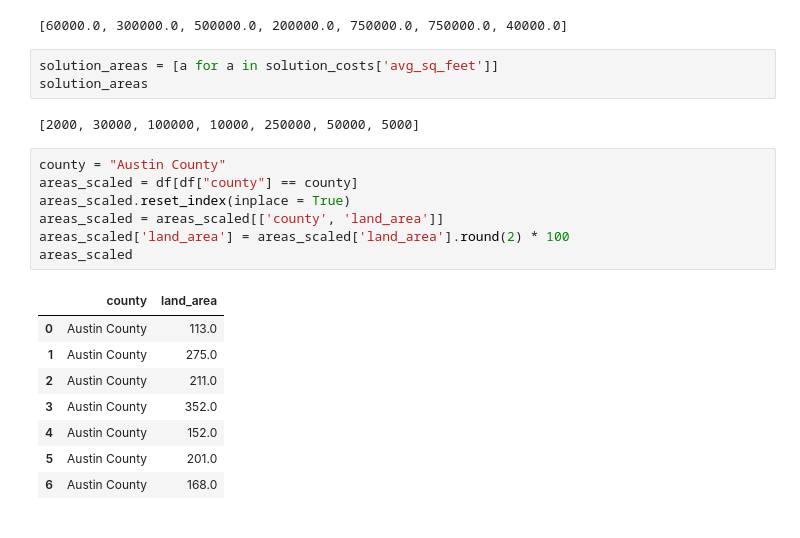
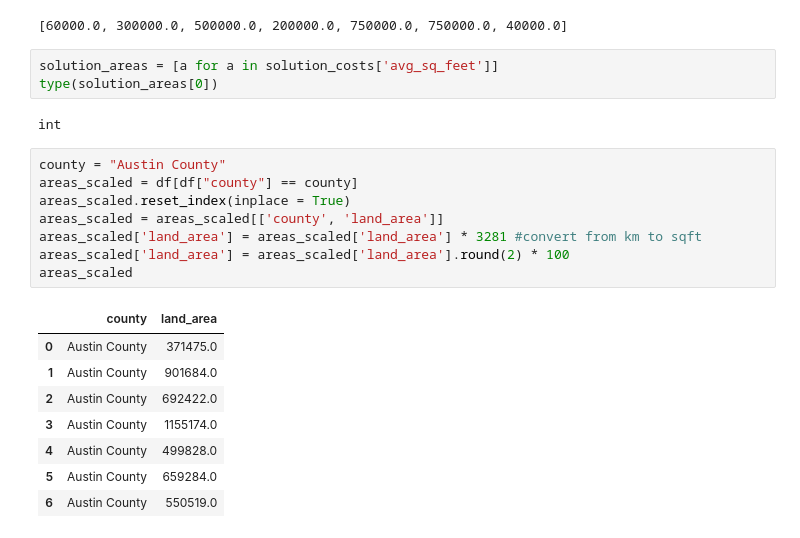
Before and after one commit to mihikag-tech/UTD-Deep-Dive-AI-Project, a Jupyter notebook: FinalOptimizer.ipynb, the cells around one changed output. Drawn from its saved outputs; the diff is of its cells as text.

```diff
--- a/FinalOptimizer.ipynb
+++ b/FinalOptimizer.ipynb
@@ -181,25 +181,26 @@ costs
 [60000.0, 300000.0, 500000.0, 200000.0, 750000.0, 750000.0, 40000.0]
 # %%
 solution_areas = [a for a in solution_costs['avg_sq_feet']]
-solution_areas
+type(solution_areas[0])
 # %% [output]
-[2000, 30000, 100000, 10000, 250000, 50000, 5000]
+int
 # %%
 county = "Austin County"
 areas_scaled = df[df["county"] == county]
 areas_scaled.reset_index(inplace = True)
 areas_scaled = areas_scaled[['county', 'land_area']]
+areas_scaled['land_area'] = areas_scaled['land_area'] * 3281 #convert from km to sqft
 areas_scaled['land_area'] = areas_scaled['land_area'].round(2) * 100
 areas_scaled
 # %% [output]
 |  | county | land_area |
-| 0 | Austin County | 113.0 |
-| 1 | Austin County | 275.0 |
-| 2 | Austin County | 211.0 |
-| 3 | Austin County | 352.0 |
-| 4 | Austin County | 152.0 |
-| 5 | Austin County | 201.0 |
-| 6 | Austin County | 168.0 |
+| 0 | Austin County | 371475.0 |
+| 1 | Austin County | 901684.0 |
+| 2 | Austin County | 692422.0 |
+| 3 | Austin County | 1155174.0 |
+| 4 | Austin County | 499828.0 |
+| 5 | Austin County | 659284.0 |
+| 6 | Austin County | 550519.0 |
 # %%
 from ortools.sat.python import cp_model
 
```
Also changed, not shown: parts of 2 cells of this notebook.
